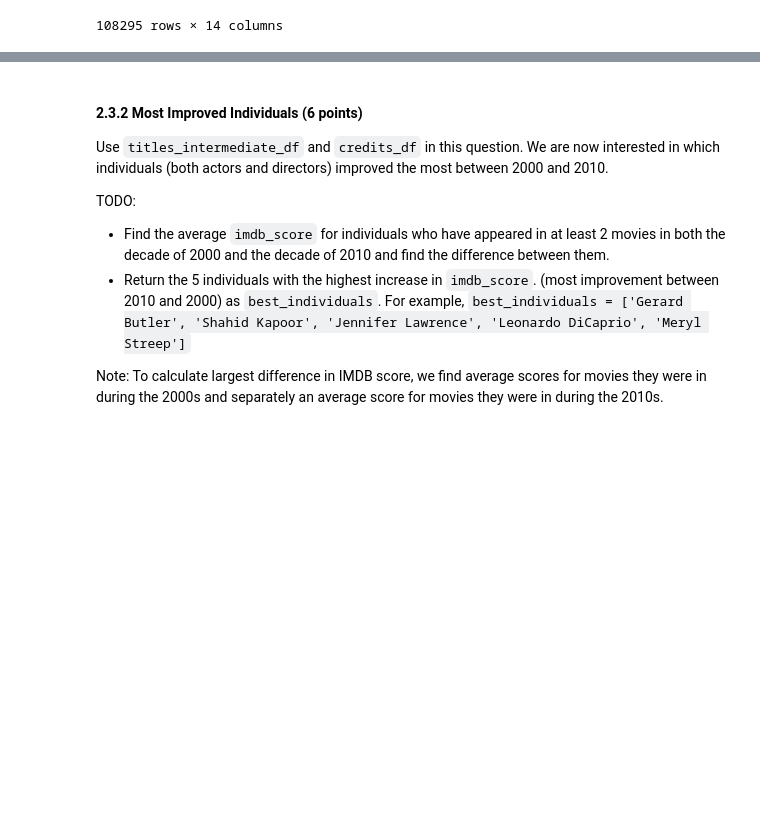
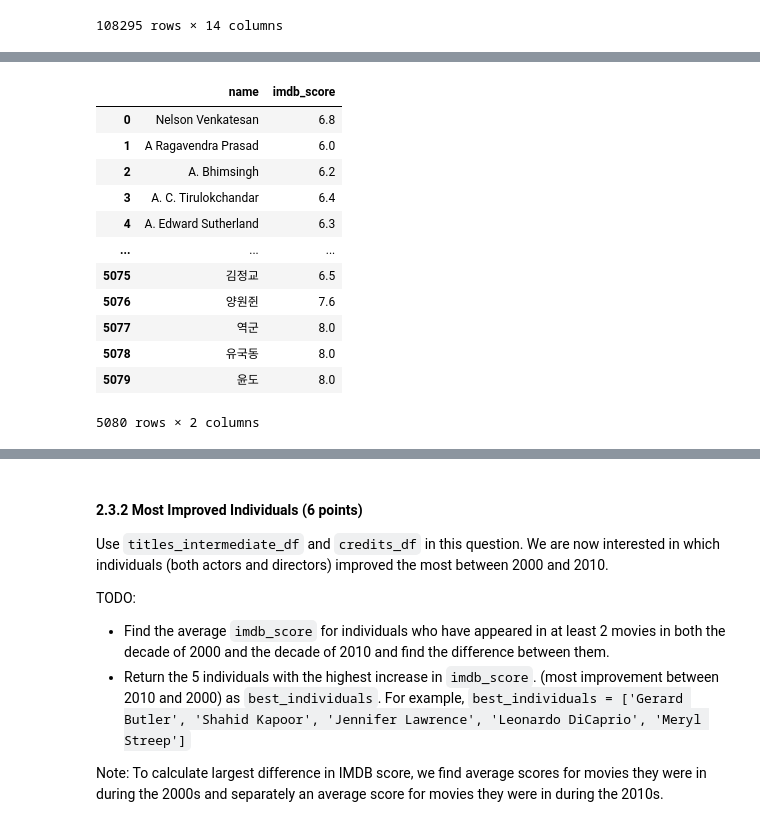
Before and after one commit to YanfuOu/CIS545, a Jupyter notebook: Yanfu_HW_1_FA2024.ipynb, the cells around one changed output, grey strips where cells are left out. Saved outputs shown, nothing was run; the diff lists cells and outputs as text; code cells hidden in the pictures; blank space fills up the shorter version.

```diff
--- a/Yanfu_HW_1_FA2024.ipynb
+++ b/Yanfu_HW_1_FA2024.ipynb
@@ -1111,0 +1099,20 @@ combine_df
+# %%
+directors_df = combine_df[(combine_df['role'] == "DIRECTOR")]
+fameous_director = directors_df["name"].value_counts().reset_index()
+director_average = pd.merge(directors_df, fameous_director, on='name', how='inner')
+director_average = director_average.groupby(by='name', as_index=False)['imdb_score'].mean()
+director_average
+# %% [output]
+|  | name | imdb_score |
+| 0 | Nelson Venkatesan | 6.8 |
+| 1 | A Ragavendra Prasad | 6.0 |
+| 2 | A. Bhimsingh | 6.2 |
+| 3 | A. C. Tirulokchandar | 6.4 |
+| 4 | A. Edward Sutherland | 6.3 |
+| ... | ... | ... |
+| 5075 | 김정교 | 6.5 |
+| 5076 | 양원쥔 | 7.6 |
+| 5077 | 역군 | 8.0 |
+| 5078 | 유국동 | 8.0 |
+| 5079 | 윤도 | 8.0 |
+5080 rows × 2 columns
```
Also changed, not shown: parts of 9 cells of this notebook.
